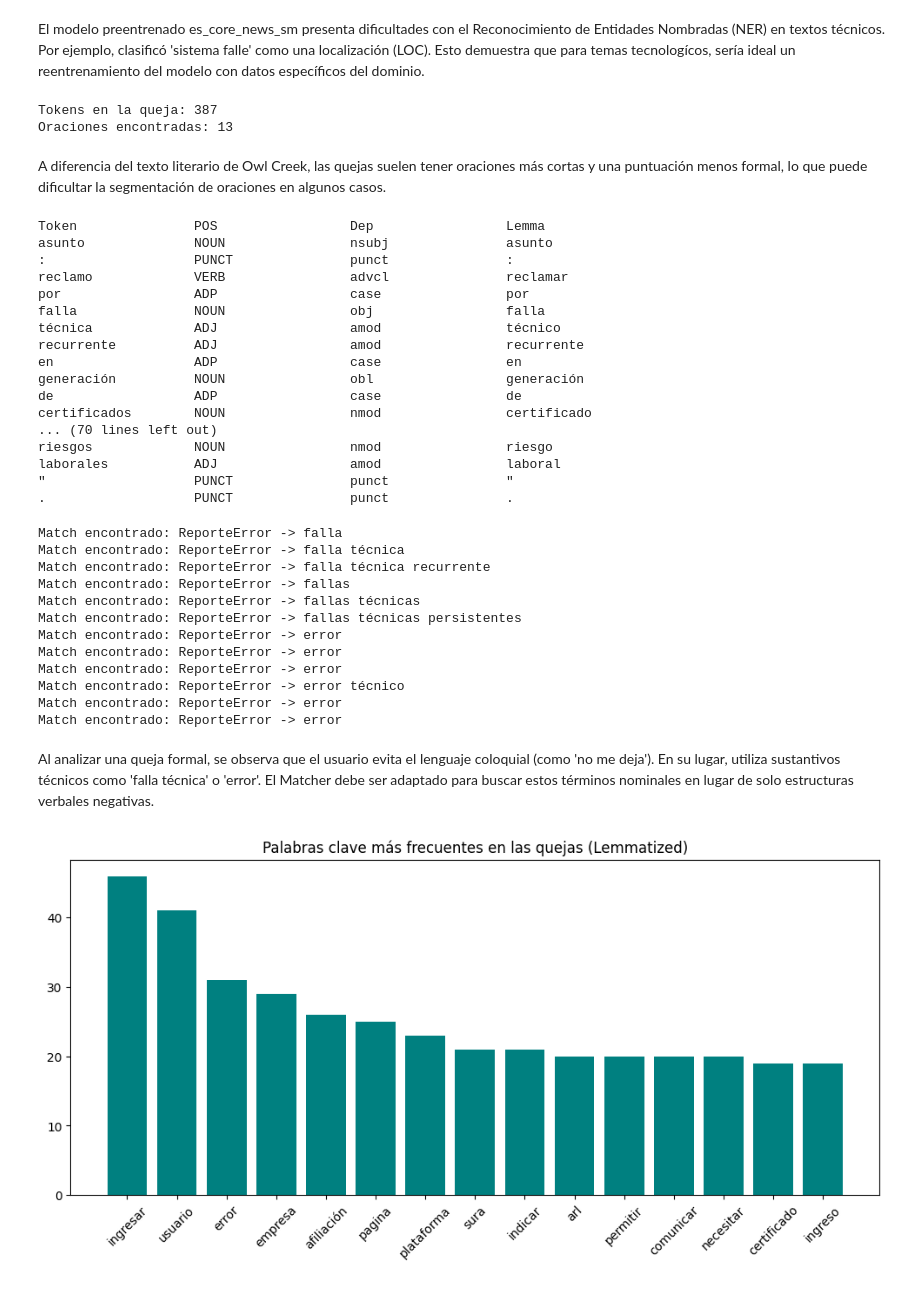
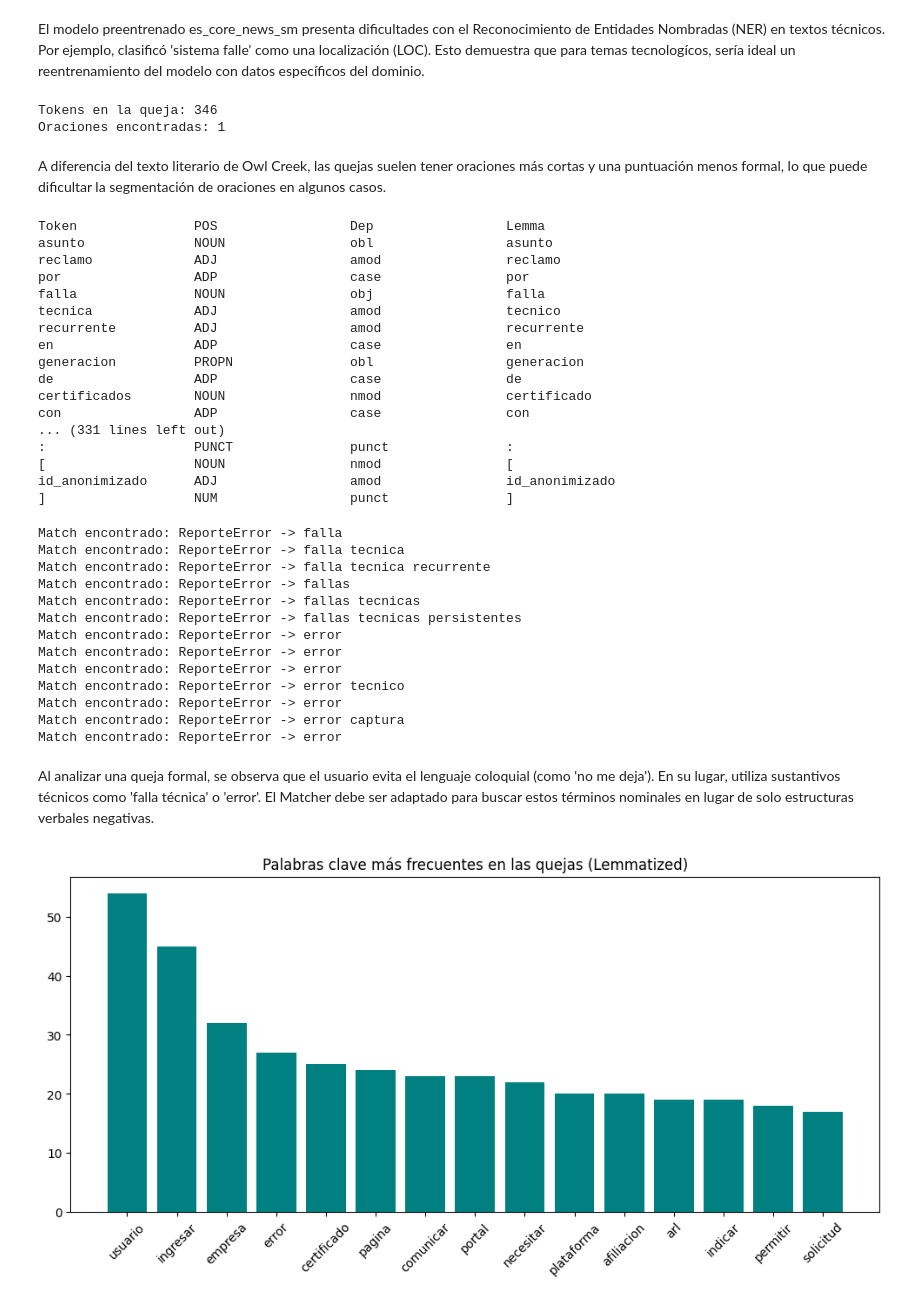
Before and after one commit to dvarelaj/nlp-miniproyecto-icesi, a Jupyter notebook: procesamiento_texto_npl_clasico.ipynb, the cells around one changed output. Drawn from its saved outputs; the diff is of its cells as text; code cells hidden in the pictures.

```diff
--- a/procesamiento_texto_npl_clasico.ipynb
+++ b/procesamiento_texto_npl_clasico.ipynb
@@ -22,0 +21,3 @@ df.head()
+# %%
+df = pd.read_csv('quejas_anonimizadas_muestra.csv')
+df.head()
@@ -23,10 +31,10 @@ df.head()
 # %%
 # Creamos una columna con la longitud de cada queja (en número de palabras)
-df['longitud'] = df['Descripción'].apply(lambda x: len(str(x).split()))
+df['longitud'] = df['descripcion_anonimizada'].apply(lambda x: len(str(x).split()))
 
 # Buscamos la fila con el máximo de palabras
 indice_max = df['longitud'].idxmax()
-queja_mas_larga = df['Descripción'].iloc[indice_max]
+queja_mas_larga = df['descripcion_anonimizada'].iloc[indice_max]
 
 print(f"La queja más larga es la número {indice_max} con {df['longitud'].max()} palabras.")
 print("-" * 50)
@@ -64,12 +64,12 @@ bernabé garcía                 PER
 # %% [markdown]
 El modelo preentrenado es_core_news_sm presenta dificultades con el Reconocimiento de Entidades Nombradas (NER) en textos técnicos. Por ejemplo, clasificó 'sistema falle' como una localización (LOC). Esto demuestra que para temas tecnologícos, sería ideal un reentrenamiento del modelo con datos específicos del dominio.
 # %%
-print(f"Tokens en la queja: {len(doc)}")
+print(f"Tokens en la queja: {len(doc_largo)}")
 sentences = list(doc_largo.sents)
 print(f"Oraciones encontradas: {len(sentences)}")
 # %% [output]
-Tokens en la queja: 387
-Oraciones encontradas: 13
+Tokens en la queja: 346
+Oraciones encontradas: 1
 # %% [markdown]
 A diferencia del texto literario de Owl Creek, las quejas suelen tener oraciones más cortas y una puntuación menos formal, lo que puede dificultar la segmentación de oraciones en algunos casos.
 # %%
@@ -78,22 +78,22 @@ for token in sentences[0]: # Analizamos la primera oración de la queja
     print(f"{token.text:{20}}{token.pos_:{20}}{token.dep_:{20}}{token.lemma_:{20}}")
 # %% [output]
 Token               POS                 Dep                 Lemma
-asunto              NOUN                nsubj               asunto
-:                   PUNCT               punct               :
-reclamo             VERB                advcl               reclamar
+asunto              NOUN                obl                 asunto
+reclamo             ADJ                 amod                reclamo
 por                 ADP                 case                por
 falla               NOUN                obj                 falla
-técnica             ADJ                 amod                técnico
+tecnica             ADJ                 amod                tecnico
 recurrente          ADJ                 amod                recurrente
 en                  ADP                 case                en
-generación          NOUN                obl                 generación
+generacion          PROPN               obl                 generacion
 de                  ADP                 case                de
 certificados        NOUN                nmod                certificado
-... (70 lines left out)
-riesgos             NOUN                nmod                riesgo
-laborales           ADJ                 amod                laboral
-"                   PUNCT               punct               "
-.                   PUNCT               punct               .
+con                 ADP                 case                con
+... (331 lines left out)
+:                   PUNCT               punct               :
+[                   NOUN                nmod                [
+id_anonimizado      ADJ                 amod                id_anonimizado
+]                   NUM                 punct               ]
 # %%
 # Patrón para detectar cuando mencionan errores o fallas
 pattern_error = [
@@ -117,36 +117,37 @@ for match_id, start, end in matches:
     print(f"Match encontrado: {string_id} -> {span.text}")
 # %% [output]
 Match encontrado: ReporteError -> falla
-Match encontrado: ReporteError -> falla técnica
-Match encontrado: ReporteError -> falla técnica recurrente
+Match encontrado: ReporteError -> falla tecnica
+Match encontrado: ReporteError -> falla tecnica recurrente
 Match encontrado: ReporteError -> fallas
-Match encontrado: ReporteError -> fallas técnicas
-Match encontrado: ReporteError -> fallas técnicas persistentes
+Match encontrado: ReporteError -> fallas tecnicas
+Match encontrado: ReporteError -> fallas tecnicas persistentes
 Match encontrado: ReporteError -> error
 Match encontrado: ReporteError -> error
 Match encontrado: ReporteError -> error
-Match encontrado: ReporteError -> error técnico
+Match encontrado: ReporteError -> error tecnico
 Match encontrado: ReporteError -> error
+Match encontrado: ReporteError -> error captura
 Match encontrado: ReporteError -> error
 # %% [markdown]
 Al analizar una queja formal, se observa que el usuario evita el lenguaje coloquial (como 'no me deja'). En su lugar, utiliza sustantivos técnicos como 'falla técnica' o 'error'. El Matcher debe ser adaptado para buscar estos términos nominales en lugar de solo estructuras verbales negativas.
 # %%
 # Extraer todos los lemas de todas las quejas
 todos_los_lemas = []
-for descripcion in df['Descripción'].dropna().head(100): # Analizamos las primeras 100
+for descripcion in df['descripcion_anonimizada'].dropna().head(100): # Analizamos las primeras 100
     d = nlp(str(descripcion).lower())
     for token in d:
         if token.is_alpha and not token.is_stop: # Solo palabras reales y no conectores (stop words)
             todos_los_lemas.append(token.lemma_)
 
 # Graficar las 15 más comunes
 frecuencia = Counter(todos_los_lemas)
 palabras, conteos = zip(*frecuencia.most_common(15))
 
 plt.figure(figsize=(12,5))
 plt.bar(palabras, conteos, color='teal')
 plt.title("Palabras clave más frecuentes en las quejas (Lemmatized)")
 plt.xticks(rotation=45)
 plt.show()
 # %% [output]
-[figure, old version]
+[figure, new version]
```
Also changed, not shown: parts of 8 cells of this notebook.
